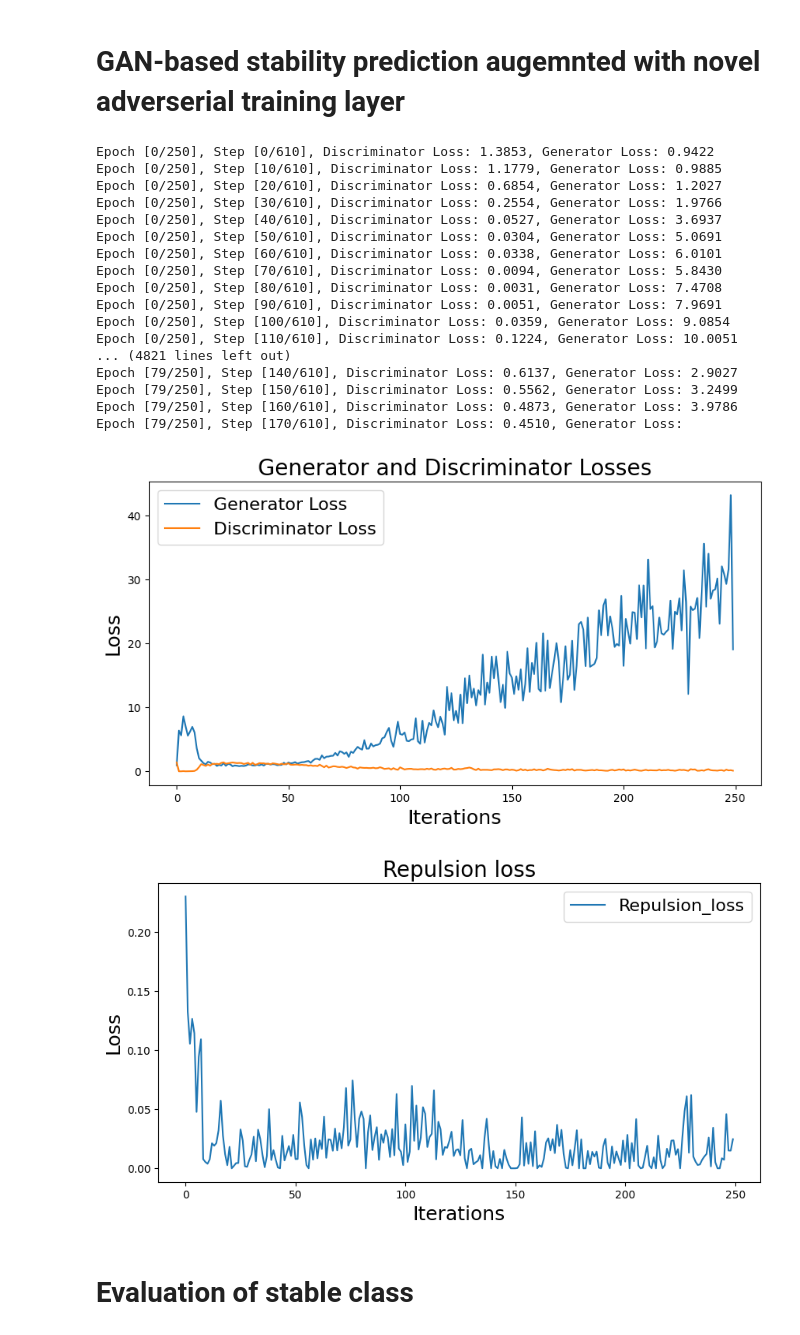
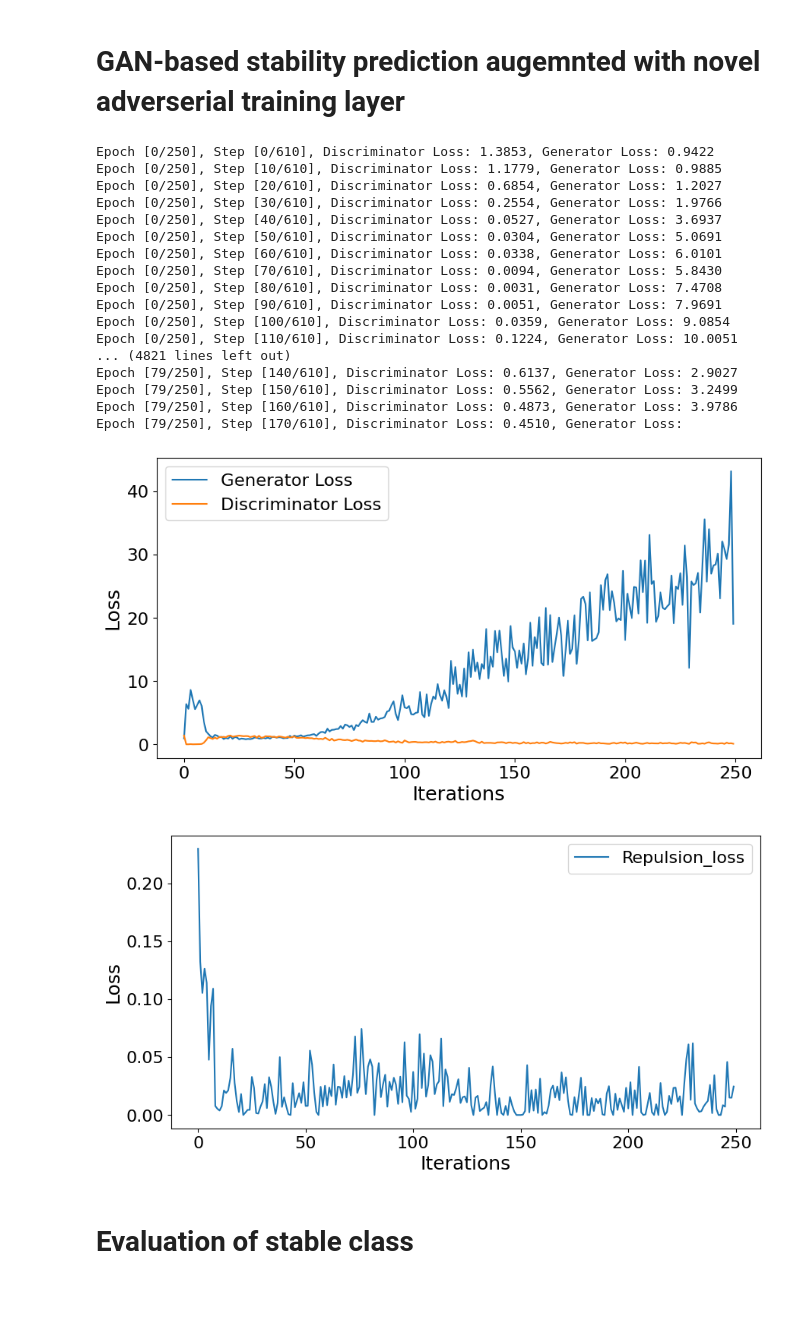
Before and after one commit to emadef1/GAN-Stability, a Jupyter notebook: Agumentation_with_adverserial_training_new.ipynb, the cells around one changed output. Cells and saved outputs as stored; diff of their text form; code cells hidden in the pictures; blank space fills up the shorter version.

```diff
--- a/Agumentation_with_adverserial_training_new.ipynb
+++ b/Agumentation_with_adverserial_training_new.ipynb
@@ -624,8 +624,9 @@ discriminator_loss_real.item() + discriminator_loss_fake.item(), generator_loss.
     plt.plot(epoch_discriminator_losses, label='Discriminator Loss')
     plt.xlabel('Iterations',fontsize=18)
     plt.ylabel('Loss',fontsize=18)
+    plt.tick_params(axis='both', which='major', labelsize=16)  # Adjust tick label font size
     plt.legend(fontsize=16)
-    plt.title('Generator and Discriminator Losses',fontsize=20)
+    # plt.title('Generator and Discriminator Losses',fontsize=20)
     plt.savefig('/kaggle/working/plot1.png', dpi=300)
     plt.show()
 
@@ -634,7 +635,8 @@ discriminator_loss_real.item() + discriminator_loss_fake.item(), generator_loss.
     plt.xlabel('Iterations',fontsize=18)
     plt.ylabel('Loss',fontsize=18)
     plt.legend(fontsize=16)
-    plt.title('Repulsion loss',fontsize=20)
+    plt.tick_params(axis='both', which='major', labelsize=16)  # Adjust tick label font size
+    # plt.title('Repulsion loss',fontsize=20)
     plt.savefig('/kaggle/working/plot2.png', dpi=300)
     plt.show()
     return generator,discriminator
@@ -642,35 +644,35 @@ discriminator_loss_real.item() + discriminator_loss_fake.item(), generator_loss.
 
 # Define the number of epochs and learning rate for training the GAN
 num_epochs = 250
 lr = 0.0002
 inputs, classes = next(iter(train_loader))
 # Create the GAN models
 batch_size, window_size, num_features = inputs.shape
 generator = Generator(batch_size,window_size,num_features)
 discriminator = Discriminator(batch_size, window_size, num_features)
 
 # Train the GAN on your data
 trained_generator_new,trained_discriminator = train_gan(generator, discriminator, train_loader, num_epochs=num_epochs, lr=lr)
 # %% [output]
 Epoch [0/250], Step [0/610], Discriminator Loss: 1.3853, Generator Loss: 0.9422
 Epoch [0/250], Step [10/610], Discriminator Loss: 1.1779, Generator Loss: 0.9885
 Epoch [0/250], Step [20/610], Discriminator Loss: 0.6854, Generator Loss: 1.2027
 Epoch [0/250], Step [30/610], Discriminator Loss: 0.2554, Generator Loss: 1.9766
 Epoch [0/250], Step [40/610], Discriminator Loss: 0.0527, Generator Loss: 3.6937
 Epoch [0/250], Step [50/610], Discriminator Loss: 0.0304, Generator Loss: 5.0691
 Epoch [0/250], Step [60/610], Discriminator Loss: 0.0338, Generator Loss: 6.0101
 Epoch [0/250], Step [70/610], Discriminator Loss: 0.0094, Generator Loss: 5.8430
 Epoch [0/250], Step [80/610], Discriminator Loss: 0.0031, Generator Loss: 7.4708
 Epoch [0/250], Step [90/610], Discriminator Loss: 0.0051, Generator Loss: 7.9691
 Epoch [0/250], Step [100/610], Discriminator Loss: 0.0359, Generator Loss: 9.0854
 Epoch [0/250], Step [110/610], Discriminator Loss: 0.1224, Generator Loss: 10.0051
 ... (4821 lines left out)
 Epoch [79/250], Step [140/610], Discriminator Loss: 0.6137, Generator Loss: 2.9027
 Epoch [79/250], Step [150/610], Discriminator Loss: 0.5562, Generator Loss: 3.2499
 Epoch [79/250], Step [160/610], Discriminator Loss: 0.4873, Generator Loss: 3.9786
 Epoch [79/250], Step [170/610], Discriminator Loss: 0.4510, Generator Loss:
-[figure, old version]
+[figure, new version]
-[figure, old version]
+[figure, new version]
 # %%
 # Load the saved state dictionaries
 trained_generator_new.load_state_dict(torch.load('/content/trained_generator_Grid_FGSM (4).pth'))
```
Also changed, not shown: parts of 2 cells of this notebook, 2 other files.
